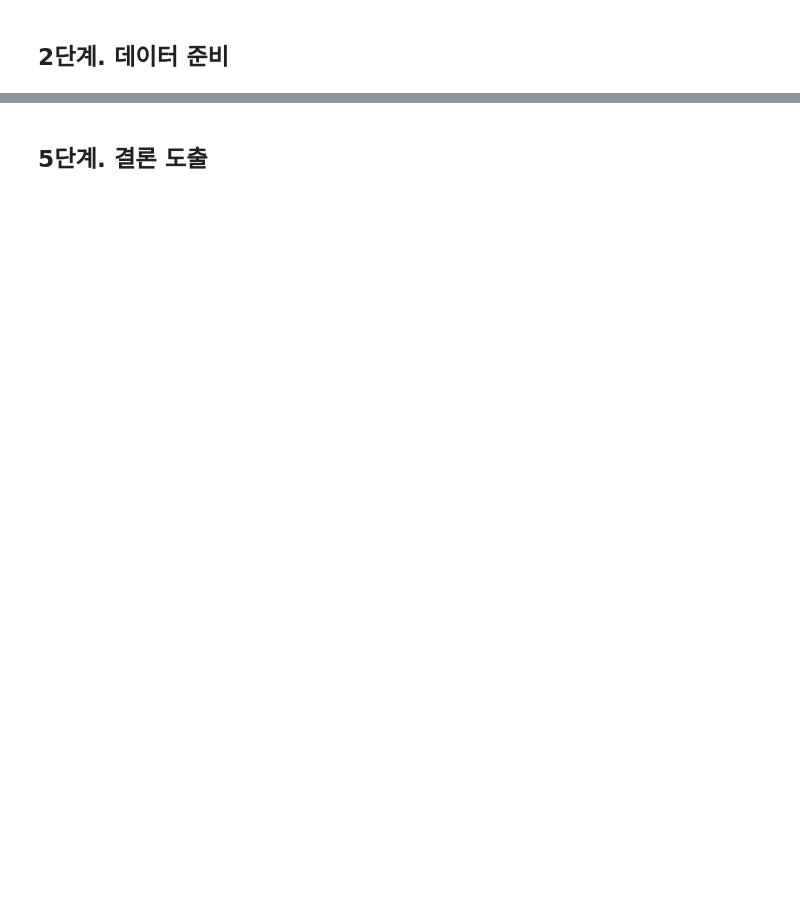
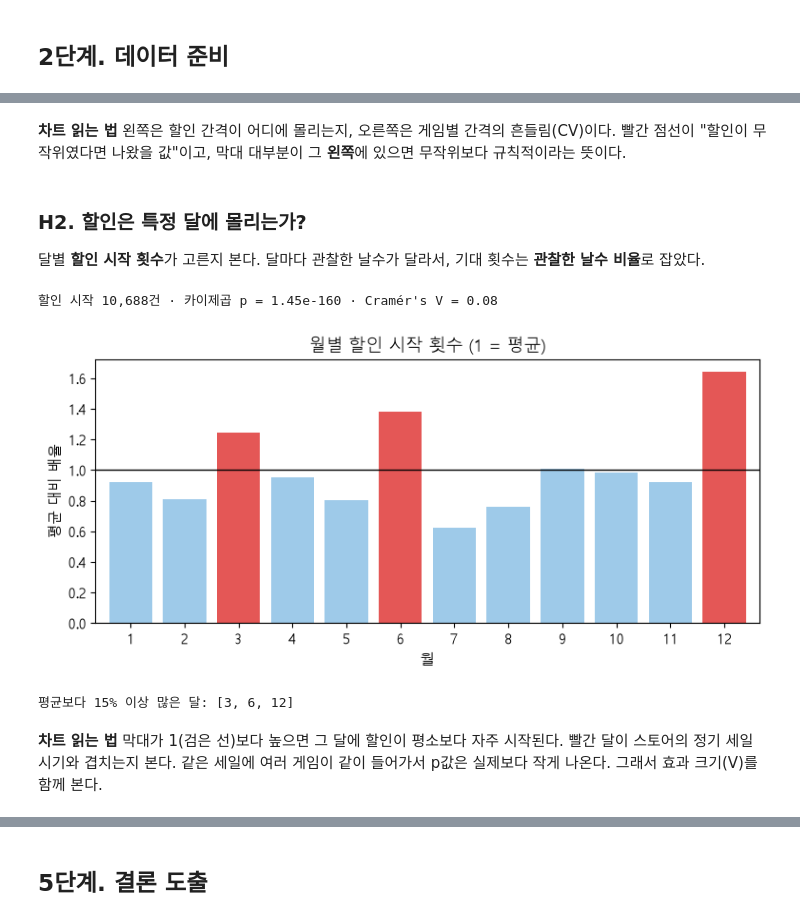
Before and after one commit to jyk222000/game-nuri, a Jupyter notebook: analysis/notebooks/01_할인패턴_예측.ipynb, the cells around one changed output, grey strips where cells are left out. Drawn from its saved outputs; the diff is of its cells as text; code cells hidden in the pictures; blank space fills up the shorter version.

```diff
--- a/analysis/notebooks/01_할인패턴_예측.ipynb
+++ b/analysis/notebooks/01_할인패턴_예측.ipynb
@@ -374,0 +152,29 @@ except ImportError:
+# %% [markdown]
+**차트 읽는 법** 왼쪽은 할인 간격이 어디에 몰리는지, 오른쪽은 게임별 간격의 흔들림(CV)이다. 빨간 점선이 "할인이 무작위였다면 나왔을 값"이고, 막대 대부분이 그 **왼쪽**에 있으면 무작위보다 규칙적이라는 뜻이다.
+# %% [markdown]
+### H2. 할인은 특정 달에 몰리는가?
+달별 **할인 시작 횟수**가 고른지 본다. 달마다 관찰한 날수가 달라서, 기대 횟수는 **관찰한 날수 비율**로 잡았다.
+# %%
+exposure = np.zeros(12)
+for gid, d in series_by_game.items():
+    span = pd.date_range(max(d.day.min(), SINCE), END)
+    exposure += np.bincount(span.month - 1, minlength=12)
+
+starts = pd.concat([ev.start for ev in events.values()])
+observed = np.bincount(starts.dt.month - 1, minlength=12)
+expected = exposure / exposure.sum() * observed.sum()
+chi2, p_month = stats.chisquare(observed, expected)
+cramers_v = np.sqrt(chi2 / (observed.sum() * 11))               # 효과 크기 (0.1 미만이면 작음)
+print(f"할인 시작 {observed.sum():,}건 · 카이제곱 p = {p_month:.3g} · Cramér's V = {cramers_v:.2f}")
+
+ratio = pd.Series(observed / expected, index=range(1, 13))
+ax = ratio.plot.bar(figsize=(9, 3.6), color=np.where(ratio > 1.15, "#e45756", "#9ecae9"), width=.8)
+ax.axhline(1, color="black", lw=1)
+ax.set(title="월별 할인 시작 횟수 (1 = 평균)", xlabel="월", ylabel="평균 대비 배율"); plt.xticks(rotation=0); plt.show()
+print("평균보다 15% 이상 많은 달:", [int(m) for m, r in ratio.items() if r > 1.15])
+# %% [output]
+할인 시작 10,688건 · 카이제곱 p = 1.45e-160 · Cramér's V = 0.08
+[figure, added]
+평균보다 15% 이상 많은 달: [3, 6, 12]
+# %% [markdown]
+**차트 읽는 법** 막대가 1(검은 선)보다 높으면 그 달에 할인이 평소보다 자주 시작된다. 빨간 달이 스토어의 정기 세일 시기와 겹치는지 본다. 같은 세일에 여러 게임이 같이 들어가서 p값은 실제보다 작게 나온다. 그래서 효과 크기(V)를 함께 본다.
```
Also changed, not shown: parts of 45 cells of this notebook, 2 other files.
